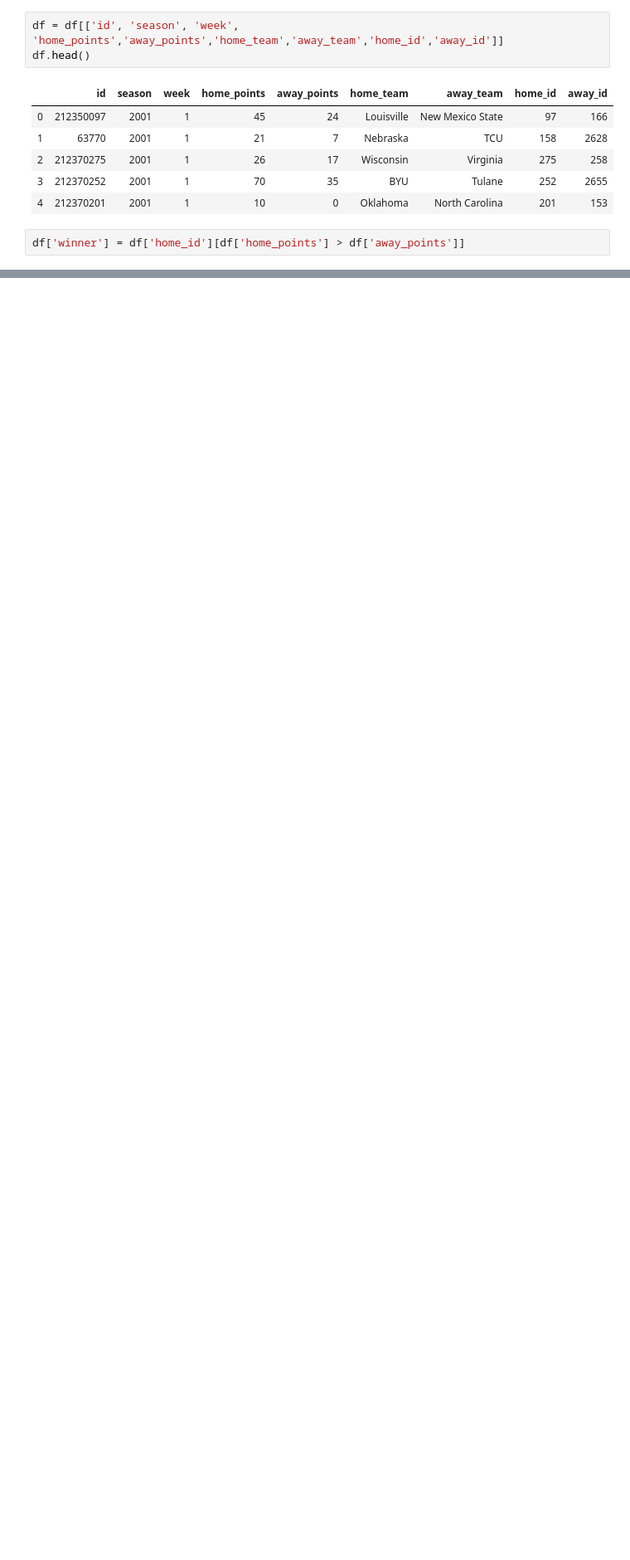
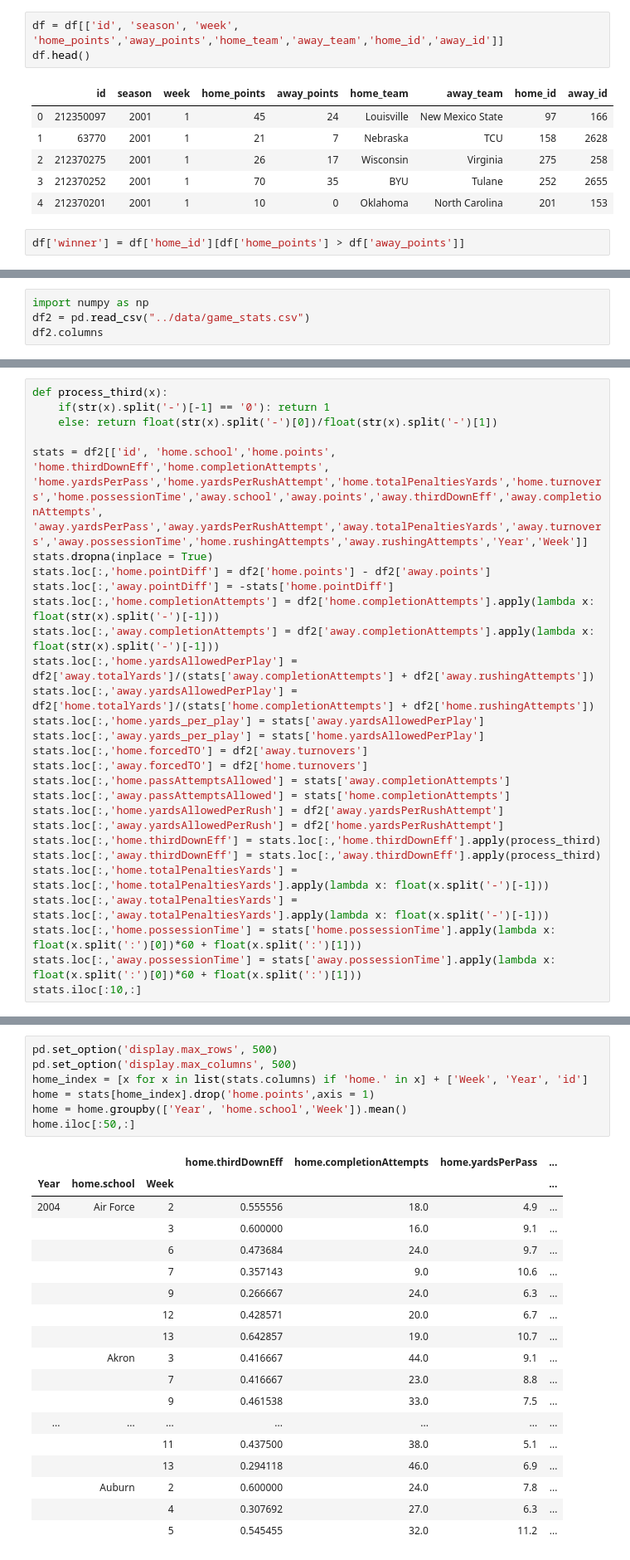
Before and after one commit to MichiganDataScienceTeam/F20-College-Football, a Jupyter notebook: notebooks/Prior Probability Model.ipynb, the cells around one changed output, grey strips where cells are left out. Shown at 83% size. Drawn from its saved outputs; the diff is of its cells as text; blank space fills up the shorter version.

Commit message:
working on agg stats

```diff
--- a/notebooks/Prior Probability Model.ipynb
+++ b/notebooks/Prior Probability Model.ipynb
@@ -59,0 +39,4 @@ ValueError: The truth value of a Series is ambiguous. Use a.empty, a.bool(), a.i
+# %%
+import numpy as np
+df2 = pd.read_csv("../data/game_stats.csv")
+df2.columns
@@ -59,0 +61,28 @@ ValueError: The truth value of a Series is ambiguous. Use a.empty, a.bool(), a.i
+# %%
+def process_third(x):
+    if(str(x).split('-')[-1] == '0'): return 1
+    else: return float(str(x).split('-')[0])/float(str(x).split('-')[1])
+
+stats = df2[['id', 'home.school','home.points', 'home.thirdDownEff','home.completionAttempts', 'home.yardsPerPass','home.yardsPerRushAttempt','home.totalPenaltiesYards','home.turnovers','home.possessionTime','away.school','away.points','away.thirdDownEff','away.completionAttempts', 'away.yardsPerPass','away.yardsPerRushAttempt','away.totalPenaltiesYards','away.turnovers','away.possessionTime','home.rushingAttempts','away.rushingAttempts','Year','Week']]
+stats.dropna(inplace = True)
+stats.loc[:,'home.pointDiff'] = df2['home.points'] - df2['away.points']
+stats.loc[:,'away.pointDiff'] = -stats['home.pointDiff']
+stats.loc[:,'home.completionAttempts'] = df2['home.completionAttempts'].apply(lambda x: float(str(x).split('-')[-1]))
+stats.loc[:,'away.completionAttempts'] = df2['away.completionAttempts'].apply(lambda x: float(str(x).split('-')[-1]))
+stats.loc[:,'home.yardsAllowedPerPlay'] = df2['away.totalYards']/(stats['away.completionAttempts'] + df2['away.rushingAttempts'])
+stats.loc[:,'away.yardsAllowedPerPlay'] = df2['home.totalYards']/(stats['home.completionAttempts'] + df2['home.rushingAttempts'])
+stats.loc[:,'home.yards_per_play'] = stats['away.yardsAllowedPerPlay']
+stats.loc[:,'away.yards_per_play'] = stats['home.yardsAllowedPerPlay']
+stats.loc[:,'home.forcedTO'] = df2['away.turnovers']
+stats.loc[:,'away.forcedTO'] = df2['home.turnovers']
+stats.loc[:,'home.passAttemptsAllowed'] = stats['away.completionAttempts']
+stats.loc[:,'away.passAttemptsAllowed'] = stats['home.completionAttempts']
+stats.loc[:,'home.yardsAllowedPerRush'] = df2['away.yardsPerRushAttempt']
+stats.loc[:,'away.yardsAllowedPerRush'] = df2['home.yardsPerRushAttempt']
+stats.loc[:,'home.thirdDownEff'] = stats.loc[:,'home.thirdDownEff'].apply(process_third)
+stats.loc[:,'away.thirdDownEff'] = stats.loc[:,'away.thirdDownEff'].apply(process_third)
+stats.loc[:,'home.totalPenaltiesYards'] = stats.loc[:,'home.totalPenaltiesYards'].apply(lambda x: float(x.split('-')[-1]))
+stats.loc[:,'away.totalPenaltiesYards'] = stats.loc[:,'away.totalPenaltiesYards'].apply(lambda x: float(x.split('-')[-1]))
+stats.loc[:,'home.possessionTime'] = stats['home.possessionTime'].apply(lambda x: float(x.split(':')[0])*60 + float(x.split(':')[1]))
+stats.loc[:,'away.possessionTime'] = stats['away.possessionTime'].apply(lambda x: float(x.split(':')[0])*60 + float(x.split(':')[1]))
+stats.iloc[:10,:]
@@ -59,0 +104,26 @@ ValueError: The truth value of a Series is ambiguous. Use a.empty, a.bool(), a.i
+# %%
+pd.set_option('display.max_rows', 500)
+pd.set_option('display.max_columns', 500)
+home_index = [x for x in list(stats.columns) if 'home.' in x] + ['Week', 'Year', 'id']
+home = stats[home_index].drop('home.points',axis = 1)
+home = home.groupby(['Year', 'home.school','Week']).mean()
+home.iloc[:50,:]
+# %% [output]
+|  |  |  | home.thirdDownEff | home.completionAttempts | home.yardsPerPass | ... |
+| Year | home.school | Week |  |  |  | ... |
+| 2004 | Air Force | 2 | 0.555556 | 18.0 | 4.9 | ... |
+|  |  | 3 | 0.600000 | 16.0 | 9.1 | ... |
+|  |  | 6 | 0.473684 | 24.0 | 9.7 | ... |
+|  |  | 7 | 0.357143 | 9.0 | 10.6 | ... |
+|  |  | 9 | 0.266667 | 24.0 | 6.3 | ... |
+|  |  | 12 | 0.428571 | 20.0 | 6.7 | ... |
+|  |  | 13 | 0.642857 | 19.0 | 10.7 | ... |
+|  | Akron | 3 | 0.416667 | 44.0 | 9.1 | ... |
+|  |  | 7 | 0.416667 | 23.0 | 8.8 | ... |
+|  |  | 9 | 0.461538 | 33.0 | 7.5 | ... |
+| ... | ... | ... | ... | ... | ... | ... |
+|  |  | 11 | 0.437500 | 38.0 | 5.1 | ... |
+|  |  | 13 | 0.294118 | 46.0 | 6.9 | ... |
+|  | Auburn | 2 | 0.600000 | 24.0 | 7.8 | ... |
+|  |  | 4 | 0.307692 | 27.0 | 6.3 | ... |
+|  |  | 5 | 0.545455 | 32.0 | 11.2 | ... |
```
Also changed, not shown: parts of 8 cells of this notebook, 1 other file.
